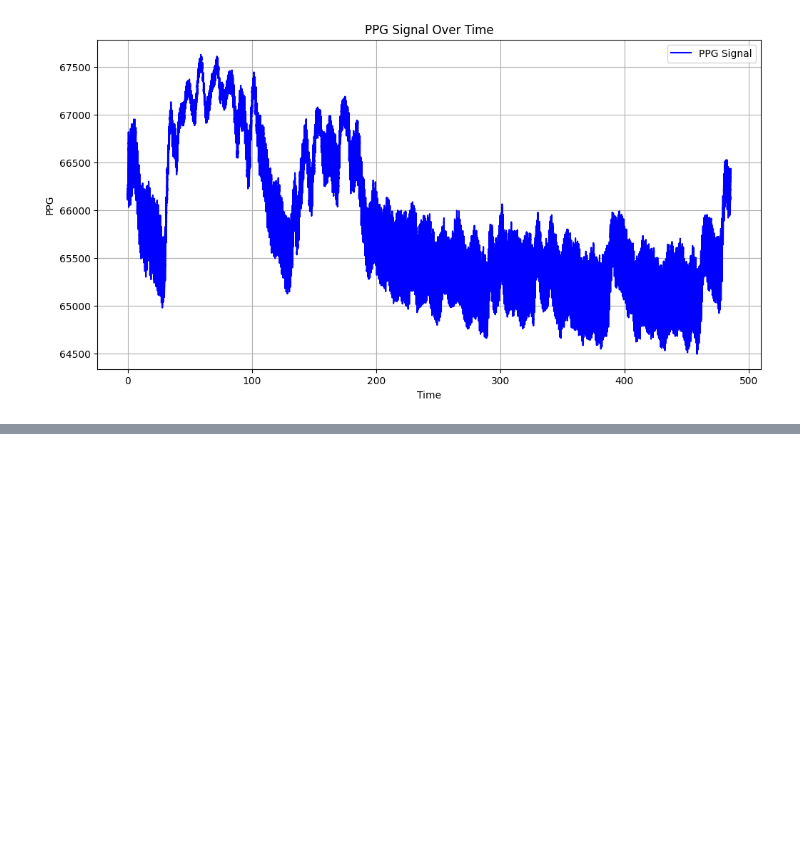
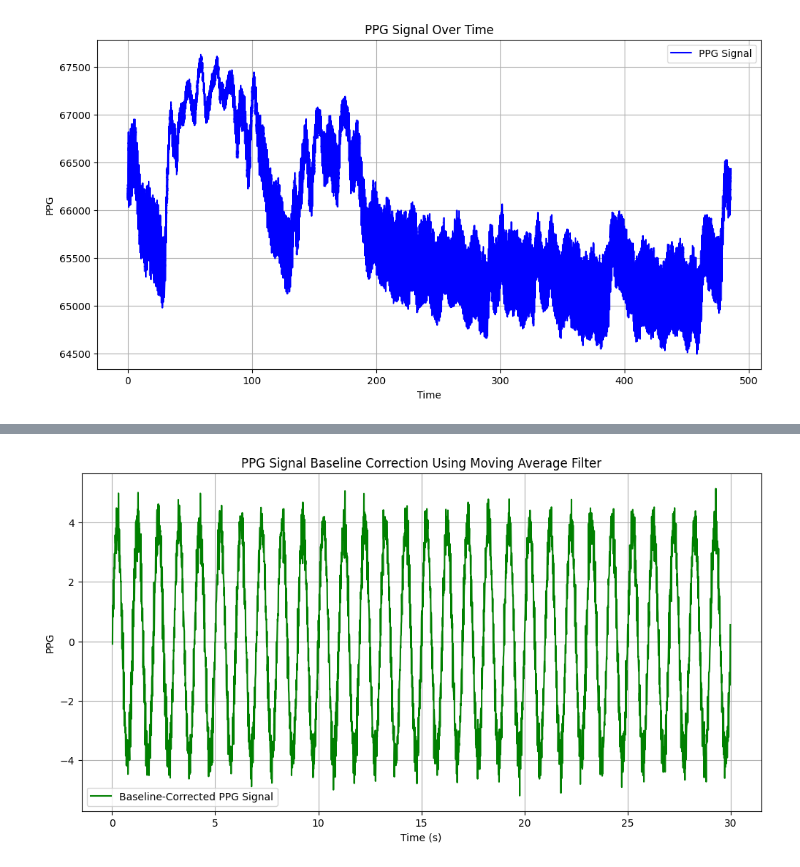
Before and after one commit to HRJ369/DH_307, a Jupyter notebook: dh307_PT3.ipynb, the cells around one changed output, grey strips where cells are left out. Saved outputs shown, nothing was run; the diff lists cells and outputs as text; code cells hidden in the pictures; blank space fills up the shorter version.

```diff
--- a/dh307_PT3.ipynb
+++ b/dh307_PT3.ipynb
@@ -63,3 +63,39 @@ plt.show()
+# %%
+import numpy as np
+import pandas as pd
+import matplotlib.pyplot as plt
+
+# Generate a sample signal (as you did earlier)
+data = {
+    'Time': np.linspace(0, 10*3, 1000*3),  # 1000 data points over 10 seconds
+    'Signal': np.sin(np.linspace(0, 10*3, 1000*3) * 2 * np.pi) * 1000 + 66000 + 0.5 * np.random.randn(1000*3)  # Adding noise
+}
+df = pd.DataFrame(data)
+
+# Moving Average Function
+def moving_average(signal, smoothing_factor):
+    return signal.rolling(window=smoothing_factor, center=True).mean()
+
+# Apply the moving average filter
+smoothing_factor = 5  # Adjust this value for more or less smoothing
+df['Smoothed'] = moving_average(df['Signal'], smoothing_factor)
+
+# Subtract the smoothed signal from the original to remove baseline drift
+baseline_corrected_signal = df['Signal'] - df['Smoothed']
+
+# Plot the original, smoothed, and baseline-corrected signals
+plt.figure(figsize=(12, 6))
+#plt.plot(df['Time'], df['Signal'], label='Original PPG Signal', color='blue', alpha=0.5)
+#plt.plot(df['Time'], df['Smoothed'], label='Smoothed Signal (Baseline)', color='orange')
+plt.plot(df['Time'], baseline_corrected_signal, label='Baseline-Corrected PPG Signal', color='green')
+plt.xlabel('Time (s)')
+plt.ylabel('PPG')
+plt.title('PPG Signal Baseline Correction Using Moving Average Filter')
+plt.legend()
+plt.grid()
+plt.show()
+# %% [output]
+[figure, added]
 # %%
 import pandas as pd
 import numpy as np
```
Also changed, not shown: parts of 6 cells of this notebook.
